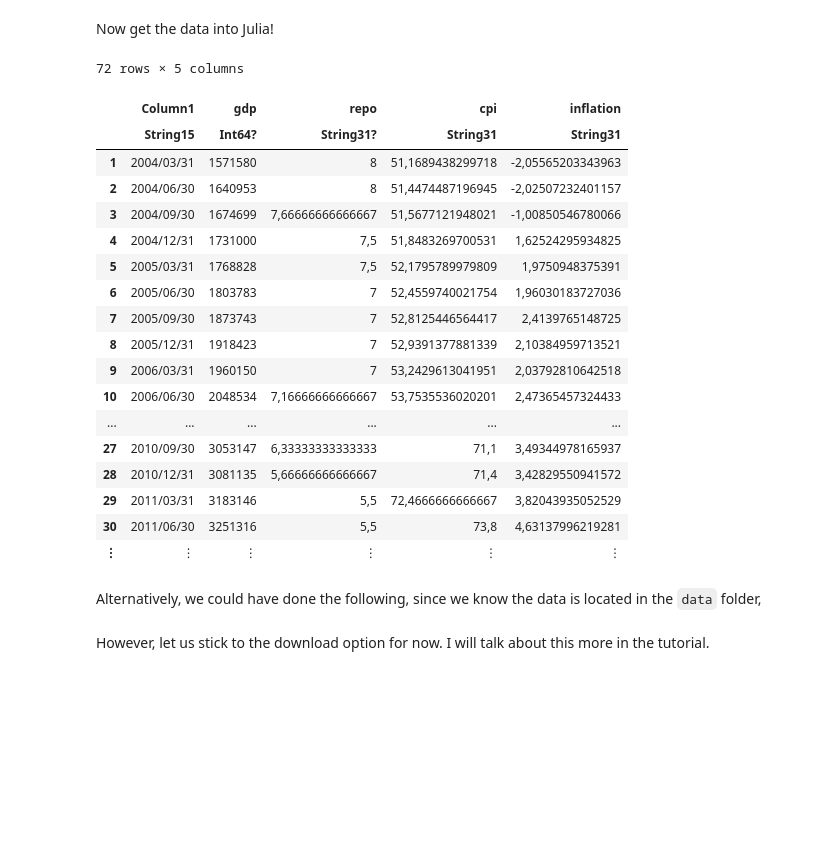
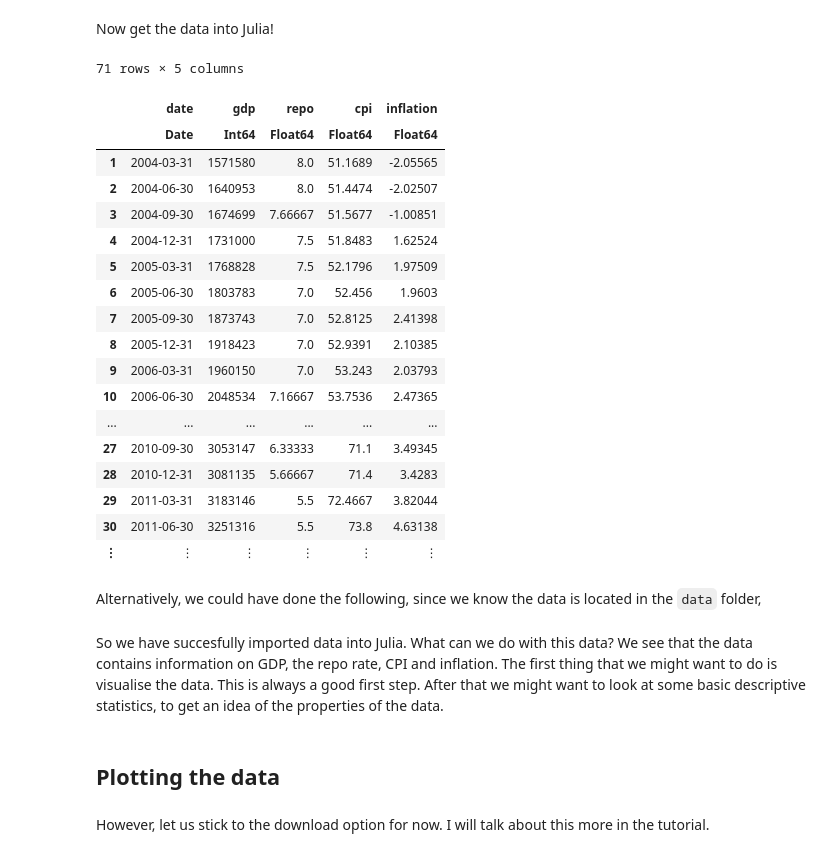
Before and after one commit to DawievLill/Macro-318, a Jupyter notebook: notebooks/tut2_data_analysis.ipynb, the cells around one changed output. Cells and saved outputs as stored; diff of their text form; code cells hidden in the pictures; blank space fills up the shorter version.

Commit message:
Data in correct format

```diff
--- a/notebooks/tut2_data_analysis.ipynb
+++ b/notebooks/tut2_data_analysis.ipynb
@@ -258,30 +256,34 @@ Downloads.download(
 # %% [markdown]
 Now get the data into Julia!
 # %%
-sa_data = DataFrame(CSV.File("tut2_data.csv"))
+sa_data = DataFrame(CSV.File("tut2_data.csv", dateformat = "yyyy/mm/dd")) # specify the date format
 # %% [output]
-72 rows × 5 columns
+71 rows × 5 columns
-|  | Column1 | gdp | repo | cpi | inflation |
-|  | String15 | Int64? | String31? | String31 | String31 |
-| 1 | 2004/03/31 | 1571580 | 8 | 51,1689438299718 | -2,05565203343963 |
-| 2 | 2004/06/30 | 1640953 | 8 | 51,4474487196945 | -2,02507232401157 |
-| 3 | 2004/09/30 | 1674699 | 7,66666666666667 | 51,5677121948021 | -1,00850546780066 |
-| 4 | 2004/12/31 | 1731000 | 7,5 | 51,8483269700531 | 1,62524295934825 |
-| 5 | 2005/03/31 | 1768828 | 7,5 | 52,1795789979809 | 1,9750948375391 |
-| 6 | 2005/06/30 | 1803783 | 7 | 52,4559740021754 | 1,96030183727036 |
-| 7 | 2005/09/30 | 1873743 | 7 | 52,8125446564417 | 2,4139765148725 |
-| 8 | 2005/12/31 | 1918423 | 7 | 52,9391377881339 | 2,10384959713521 |
-| 9 | 2006/03/31 | 1960150 | 7 | 53,2429613041951 | 2,03792810642518 |
-| 10 | 2006/06/30 | 2048534 | 7,16666666666667 | 53,7535536020201 | 2,47365457324433 |
+|  | date | gdp | repo | cpi | inflation |
+|  | Date | Int64 | Float64 | Float64 | Float64 |
+| 1 | 2004-03-31 | 1571580 | 8.0 | 51.1689 | -2.05565 |
+| 2 | 2004-06-30 | 1640953 | 8.0 | 51.4474 | -2.02507 |
+| 3 | 2004-09-30 | 1674699 | 7.66667 | 51.5677 | -1.00851 |
+| 4 | 2004-12-31 | 1731000 | 7.5 | 51.8483 | 1.62524 |
+| 5 | 2005-03-31 | 1768828 | 7.5 | 52.1796 | 1.97509 |
+| 6 | 2005-06-30 | 1803783 | 7.0 | 52.456 | 1.9603 |
+| 7 | 2005-09-30 | 1873743 | 7.0 | 52.8125 | 2.41398 |
+| 8 | 2005-12-31 | 1918423 | 7.0 | 52.9391 | 2.10385 |
+| 9 | 2006-03-31 | 1960150 | 7.0 | 53.243 | 2.03793 |
+| 10 | 2006-06-30 | 2048534 | 7.16667 | 53.7536 | 2.47365 |
 | ... | ... | ... | ... | ... | ... |
-| 27 | 2010/09/30 | 3053147 | 6,33333333333333 | 71,1 | 3,49344978165937 |
-| 28 | 2010/12/31 | 3081135 | 5,66666666666667 | 71,4 | 3,42829550941572 |
-| 29 | 2011/03/31 | 3183146 | 5,5 | 72,4666666666667 | 3,82043935052529 |
-| 30 | 2011/06/30 | 3251316 | 5,5 | 73,8 | 4,63137996219281 |
+| 27 | 2010-09-30 | 3053147 | 6.33333 | 71.1 | 3.49345 |
+| 28 | 2010-12-31 | 3081135 | 5.66667 | 71.4 | 3.4283 |
+| 29 | 2011-03-31 | 3183146 | 5.5 | 72.4667 | 3.82044 |
+| 30 | 2011-06-30 | 3251316 | 5.5 | 73.8 | 4.63138 |
 | ⋮ | ⋮ | ⋮ | ⋮ | ⋮ | ⋮ |
 # %% [markdown]
 Alternatively, we could have done the following, since we know the data is located in the `data` folder,
 # %%
 sa_data_1 = DataFrame(CSV.File("../data/tut2_data.csv"));
+# %% [markdown]
+So we have succesfully imported data into Julia. What can we do with this data? We see that the data contains information on GDP, the repo rate, CPI and inflation. The first thing that we might want to do is visualise the data. This is always a good first step. After that we might want to look at some basic descriptive statistics, to get an idea of the properties of the data.
+# %% [markdown]
+## Plotting the data
 # %% [markdown]
 However, let us stick to the download option for now. I will talk about this more in the tutorial.
```
Also changed, not shown: parts of 8 cells of this notebook, 1 other file.
